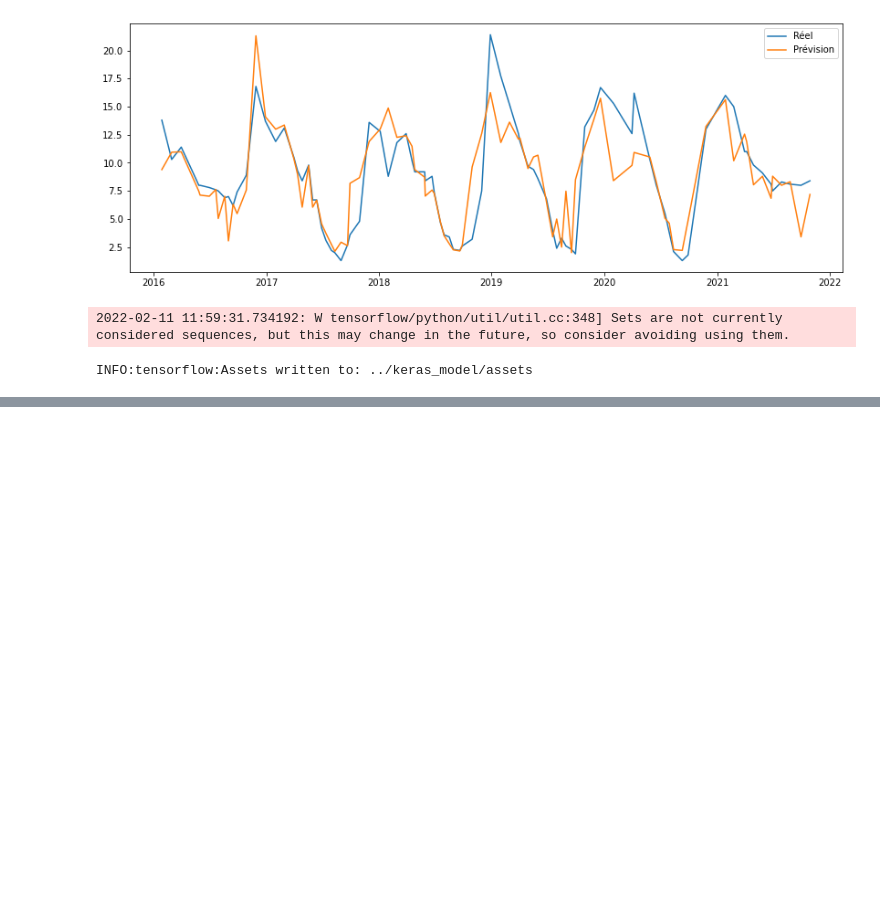
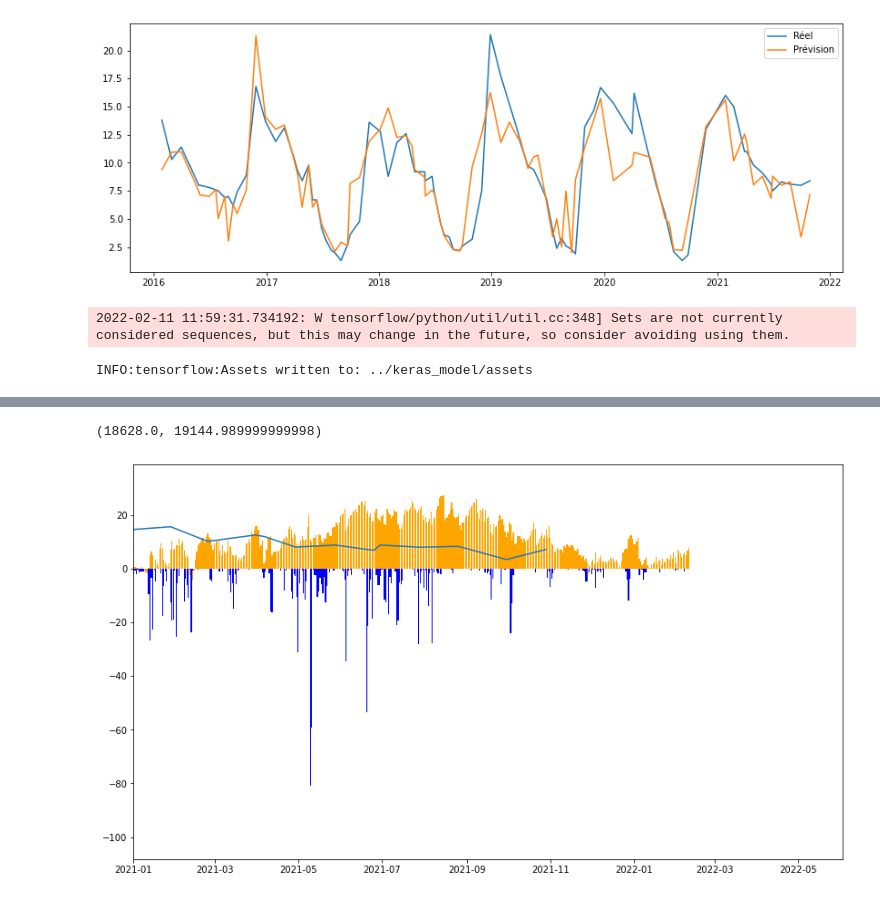
Before and after one commit to sebvey/water_prediction, a Jupyter notebook: notebooks/with_wind_model.ipynb, the cells around one changed output, grey strips where cells are left out. Cells and saved outputs as stored; diff of their text form; code cells hidden in the pictures; blank space fills up the shorter version.

```diff
--- a/notebooks/with_wind_model.ipynb
+++ b/notebooks/with_wind_model.ipynb
@@ -268,0 +278,14 @@ INFO:tensorflow:Assets written to: ../keras_model/assets
+# %%
+boo = (weather['station_id'] == VAL_STATION) & (weather['day'] > datetime(year=2016,month=1,day=1))
+# %%
+pw = weather[boo]
+# %%
+plt.figure(figsize=(14,8))
+plt.bar(pw.day,pw.temperature,color='orange')
+plt.bar(pw.day,-1 * pw.precipitation,color='blue')
+plt.plot(df_val['day'],df_val['prediction'],label='Prévision')
+ax = plt.gca()
+ax.set_xlim(datetime(year=2021,month=1,day=1))
+# %% [output]
+(18628.0, 19144.989999999998)
+[figure, added]
```
Also changed, not shown: parts of 1 cell of this notebook.
